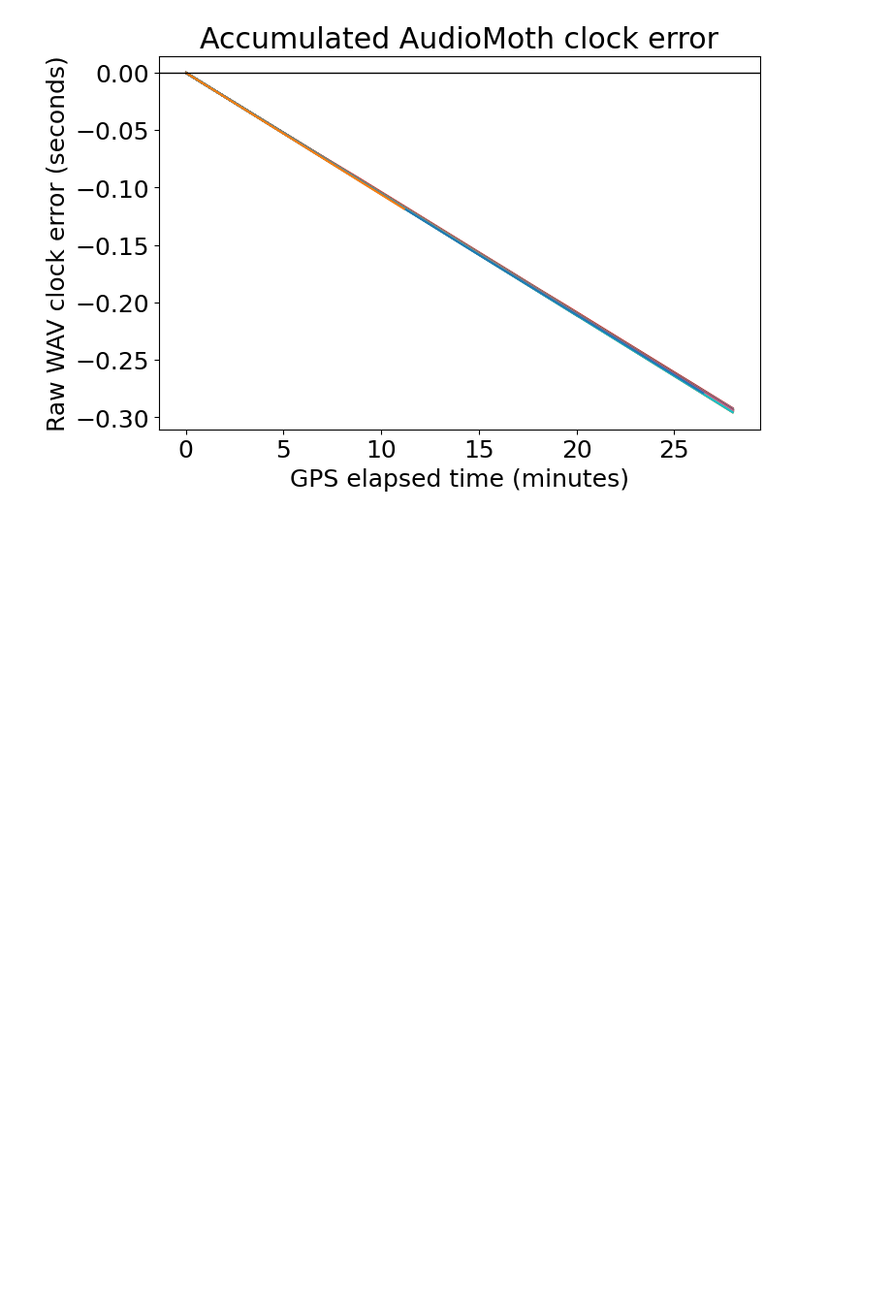
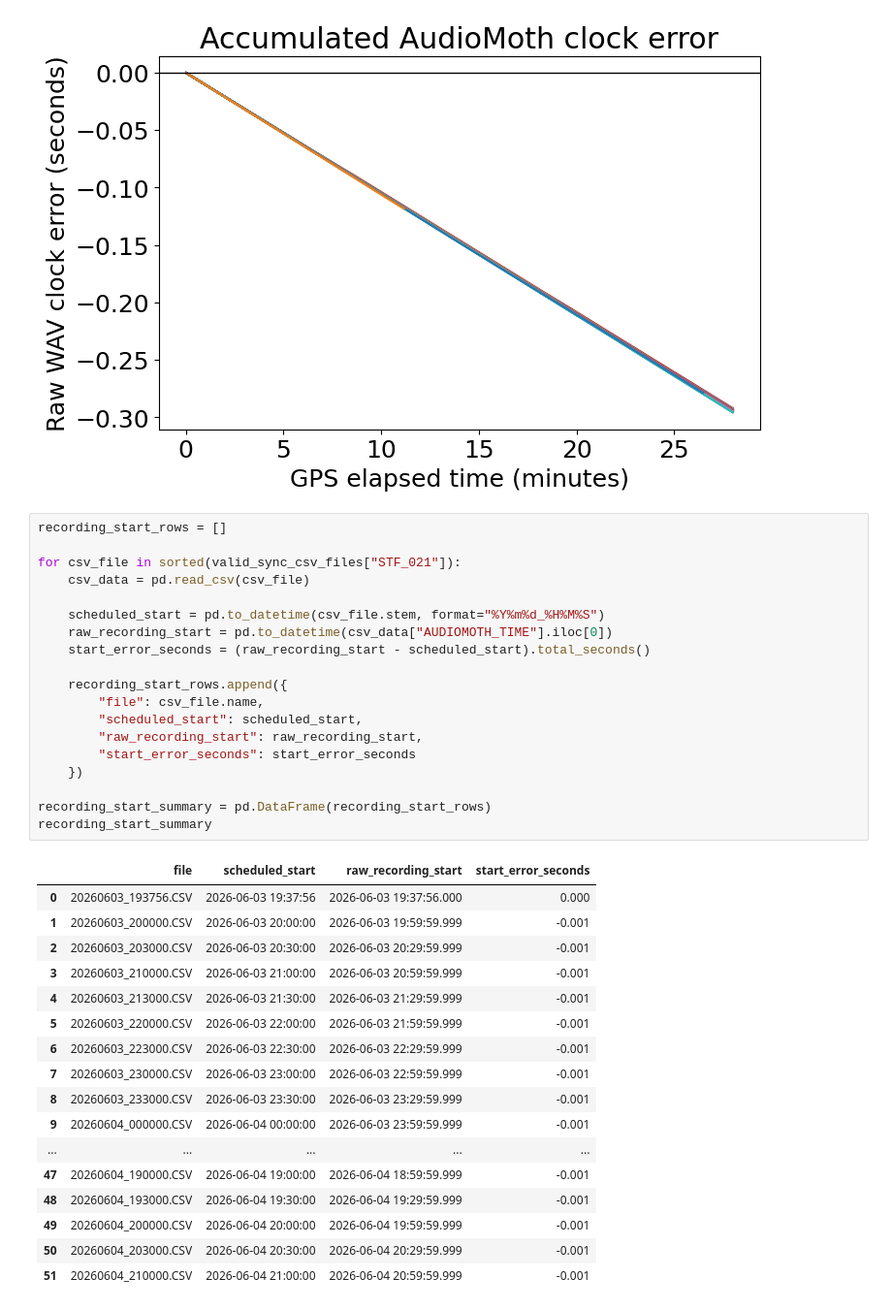
Before and after one commit to aditya-uw/bat-detector-msds, a Jupyter notebook: daily_notebooks/20260727__audiomoth_GPS_TESTatpatchE_investigating_clock_drift.ipynb, the cells around one changed output. Shown at 97% size. Saved outputs shown, nothing was run; the diff lists cells and outputs as text; blank space fills up the shorter version.

```diff
--- a/daily_notebooks/20260727__audiomoth_GPS_TESTatpatchE_investigating_clock_drift.ipynb
+++ b/daily_notebooks/20260727__audiomoth_GPS_TESTatpatchE_investigating_clock_drift.ipynb
@@ -242,3 +248,40 @@ ax.set_title("Accumulated AudioMoth clock error")
 plt.show()
 # %% [output]
 [figure]
+# %%
+recording_start_rows = []
+
+for csv_file in sorted(valid_sync_csv_files["STF_021"]):
+    csv_data = pd.read_csv(csv_file)
+
+    scheduled_start = pd.to_datetime(csv_file.stem, format="%Y%m%d_%H%M%S")
+    raw_recording_start = pd.to_datetime(csv_data["AUDIOMOTH_TIME"].iloc[0])
+    start_error_seconds = (raw_recording_start - scheduled_start).total_seconds()
+
+    recording_start_rows.append({
+        "file": csv_file.name,
+        "scheduled_start": scheduled_start,
+        "raw_recording_start": raw_recording_start,
+        "start_error_seconds": start_error_seconds
+    })
+
+recording_start_summary = pd.DataFrame(recording_start_rows)
+recording_start_summary
+# %% [output]
+|  | file | scheduled_start | raw_recording_start | start_error_seconds |
+| 0 | 20260603_193756.CSV | 2026-06-03 19:37:56 | 2026-06-03 19:37:56.000 | 0.000 |
+| 1 | 20260603_200000.CSV | 2026-06-03 20:00:00 | 2026-06-03 19:59:59.999 | -0.001 |
+| 2 | 20260603_203000.CSV | 2026-06-03 20:30:00 | 2026-06-03 20:29:59.999 | -0.001 |
+| 3 | 20260603_210000.CSV | 2026-06-03 21:00:00 | 2026-06-03 20:59:59.999 | -0.001 |
+| 4 | 20260603_213000.CSV | 2026-06-03 21:30:00 | 2026-06-03 21:29:59.999 | -0.001 |
+| 5 | 20260603_220000.CSV | 2026-06-03 22:00:00 | 2026-06-03 21:59:59.999 | -0.001 |
+| 6 | 20260603_223000.CSV | 2026-06-03 22:30:00 | 2026-06-03 22:29:59.999 | -0.001 |
+| 7 | 20260603_230000.CSV | 2026-06-03 23:00:00 | 2026-06-03 22:59:59.999 | -0.001 |
+| 8 | 20260603_233000.CSV | 2026-06-03 23:30:00 | 2026-06-03 23:29:59.999 | -0.001 |
+| 9 | 20260604_000000.CSV | 2026-06-04 00:00:00 | 2026-06-03 23:59:59.999 | -0.001 |
+| ... | ... | ... | ... | ... |
+| 47 | 20260604_190000.CSV | 2026-06-04 19:00:00 | 2026-06-04 18:59:59.999 | -0.001 |
+| 48 | 20260604_193000.CSV | 2026-06-04 19:30:00 | 2026-06-04 19:29:59.999 | -0.001 |
+| 49 | 20260604_200000.CSV | 2026-06-04 20:00:00 | 2026-06-04 19:59:59.999 | -0.001 |
+| 50 | 20260604_203000.CSV | 2026-06-04 20:30:00 | 2026-06-04 20:29:59.999 | -0.001 |
+| 51 | 20260604_210000.CSV | 2026-06-04 21:00:00 | 2026-06-04 20:59:59.999 | -0.001 |
```
Also changed, not shown: parts of 1 cell of this notebook.
